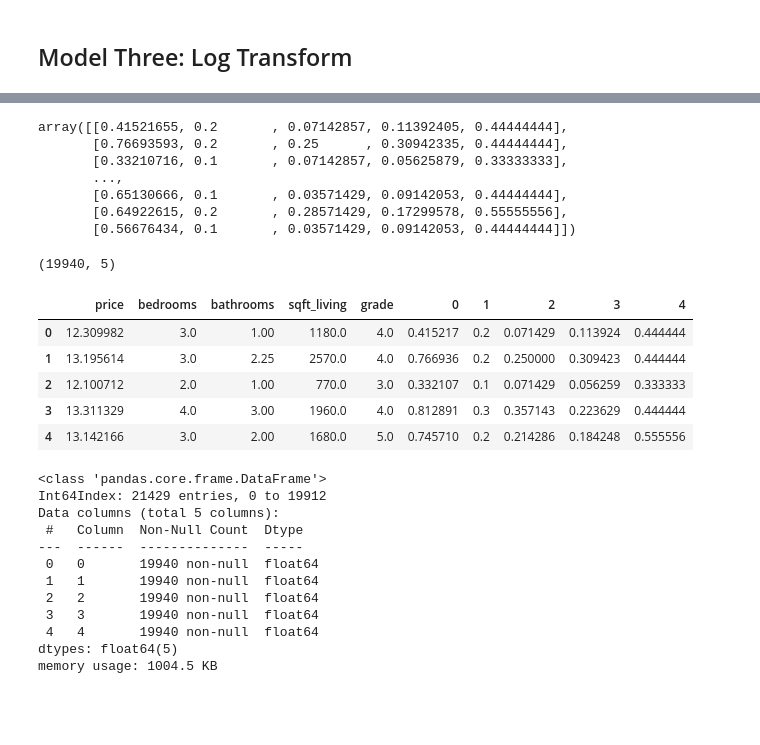
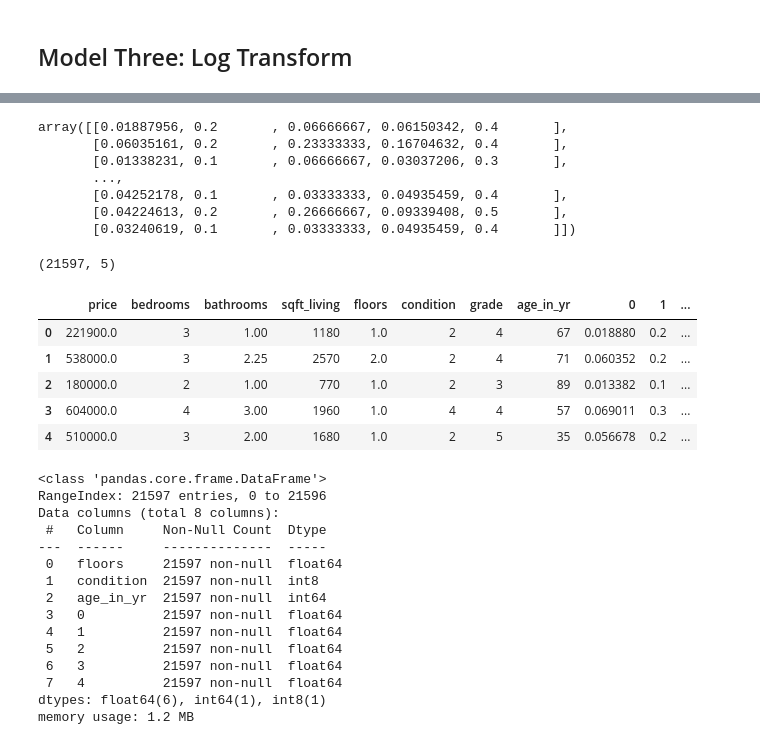
Before and after one commit to emilykmarsh/Henbart-LLC-House-Features-Statistical-Analysis, a Jupyter notebook: student.ipynb, the cells around one changed output, grey strips where cells are left out. Cells and saved outputs as stored; diff of their text form; code cells hidden in the pictures; blank space fills up the shorter version.

```diff
--- a/student.ipynb
+++ b/student.ipynb
@@ -691,10 +690,10 @@ upper = np.where(df['price'] >= (Q3+1*IQR))
 lower = np.where(df['price'] <= (Q1-1*IQR))
 
 ''' Removing the Outliers '''
-df.drop(upper[0], inplace = True)
-df.drop(lower[0], inplace = True)
+df2.drop(upper[0], inplace = True)
+df2.drop(lower[0], inplace = True)
 
-print("New Shape: ", df.shape)
+print("New Shape: ", df2.shape)
 # %% [output]
 Old Shape:  (21597, 10)
 New Shape:  (19940, 10)
@@ -837,4 +840,4 @@ df = df.drop(['sqft_lot', 'is_renovated'], axis = 1)
 #log transforming the price column
 non_normal = ['price']
 for feat in non_normal:
-    df[feat] = df[feat].map(lambda x: np.log(x))
+    df3[feat] = df3[feat].map(lambda x: np.log(x))
@@ -880,3 +886 @@ Notes:
 strong multicollinearity or other numerical problems.
-# %%
-df = df.drop(['floors','condition','age_in_yr'], axis = 1)
@@ -931,16 +900,16 @@ df_minmax = minmax_scale.transform(df[['price', 'bedrooms', 'bathrooms', 'sqft_l
 # %%
 df_minmax
 # %% [output]
-array([[0.41521655, 0.2       , 0.07142857, 0.11392405, 0.44444444],
-       [0.76693593, 0.2       , 0.25      , 0.30942335, 0.44444444],
-       [0.33210716, 0.1       , 0.07142857, 0.05625879, 0.33333333],
+array([[0.01887956, 0.2       , 0.06666667, 0.06150342, 0.4       ],
+       [0.06035161, 0.2       , 0.23333333, 0.16704632, 0.4       ],
+       [0.01338231, 0.1       , 0.06666667, 0.03037206, 0.3       ],
        ...,
-       [0.65130666, 0.1       , 0.03571429, 0.09142053, 0.44444444],
-       [0.64922615, 0.2       , 0.28571429, 0.17299578, 0.55555556],
-       [0.56676434, 0.1       , 0.03571429, 0.09142053, 0.44444444]])
+       [0.04252178, 0.1       , 0.03333333, 0.04935459, 0.4       ],
+       [0.04224613, 0.2       , 0.26666667, 0.09339408, 0.5       ],
+       [0.03240619, 0.1       , 0.03333333, 0.04935459, 0.4       ]])
 # %%
 df_minmax.shape
 # %% [output]
-(19940, 5)
+(21597, 5)
 # %%
 # creating a copy of the dataframe
@@ -948,12 +917,12 @@ df3 = df.copy()
 # %%
-df3 = pd.concat([df3, pd.DataFrame(df_minmax)], axis=1)
+df4 = pd.concat([df4, pd.DataFrame(df_minmax)], axis=1)
 # %%
-df3.head()
+df4.head()
 # %% [output]
-|  | price | bedrooms | bathrooms | sqft_living | grade | 0 | 1 | 2 | 3 | 4 |
-| 0 | 12.309982 | 3.0 | 1.00 | 1180.0 | 4.0 | 0.415217 | 0.2 | 0.071429 | 0.113924 | 0.444444 |
-| 1 | 13.195614 | 3.0 | 2.25 | 2570.0 | 4.0 | 0.766936 | 0.2 | 0.250000 | 0.309423 | 0.444444 |
-| 2 | 12.100712 | 2.0 | 1.00 | 770.0 | 3.0 | 0.332107 | 0.1 | 0.071429 | 0.056259 | 0.333333 |
-| 3 | 13.311329 | 4.0 | 3.00 | 1960.0 | 4.0 | 0.812891 | 0.3 | 0.357143 | 0.223629 | 0.444444 |
-| 4 | 13.142166 | 3.0 | 2.00 | 1680.0 | 5.0 | 0.745710 | 0.2 | 0.214286 | 0.184248 | 0.555556 |
+|  | price | bedrooms | bathrooms | sqft_living | floors | condition | grade | age_in_yr | 0 | 1 | ... |
+| 0 | 221900.0 | 3 | 1.00 | 1180 | 1.0 | 2 | 4 | 67 | 0.018880 | 0.2 | ... |
+| 1 | 538000.0 | 3 | 2.25 | 2570 | 2.0 | 2 | 4 | 71 | 0.060352 | 0.2 | ... |
+| 2 | 180000.0 | 2 | 1.00 | 770 | 1.0 | 2 | 3 | 89 | 0.013382 | 0.1 | ... |
+| 3 | 604000.0 | 4 | 3.00 | 1960 | 1.0 | 4 | 4 | 57 | 0.069011 | 0.3 | ... |
+| 4 | 510000.0 | 3 | 2.00 | 1680 | 1.0 | 2 | 5 | 35 | 0.056678 | 0.2 | ... |
 # %%
@@ -961,16 +930,19 @@ df3 = df3.drop(['price', 'bedrooms', 'bathrooms', 'sqft_living', 'grade'], axis=
 # %%
-df3.info()
+df4.info()
 # %% [output]
 <class 'pandas.core.frame.DataFrame'>
-Int64Index: 21429 entries, 0 to 19912
-Data columns (total 5 columns):
- #   Column  Non-Null Count  Dtype
----  ------  --------------  -----
- 0   0       19940 non-null  float64
- 1   1       19940 non-null  float64
- 2   2       19940 non-null  float64
- 3   3       19940 non-null  float64
- 4   4       19940 non-null  float64
-dtypes: float64(5)
-memory usage: 1004.5 KB
+RangeIndex: 21597 entries, 0 to 21596
+Data columns (total 8 columns):
+ #   Column     Non-Null Count  Dtype
+---  ------     --------------  -----
+ 0   floors     21597 non-null  float64
+ 1   condition  21597 non-null  int8
+ 2   age_in_yr  21597 non-null  int64
+ 3   0          21597 non-null  float64
+ 4   1          21597 non-null  float64
+ 5   2          21597 non-null  float64
+ 6   3          21597 non-null  float64
+ 7   4          21597 non-null  float64
+dtypes: float64(6), int64(1), int8(1)
+memory usage: 1.2 MB
 # %%
```
Also changed, not shown: parts of 55 cells of this notebook.
